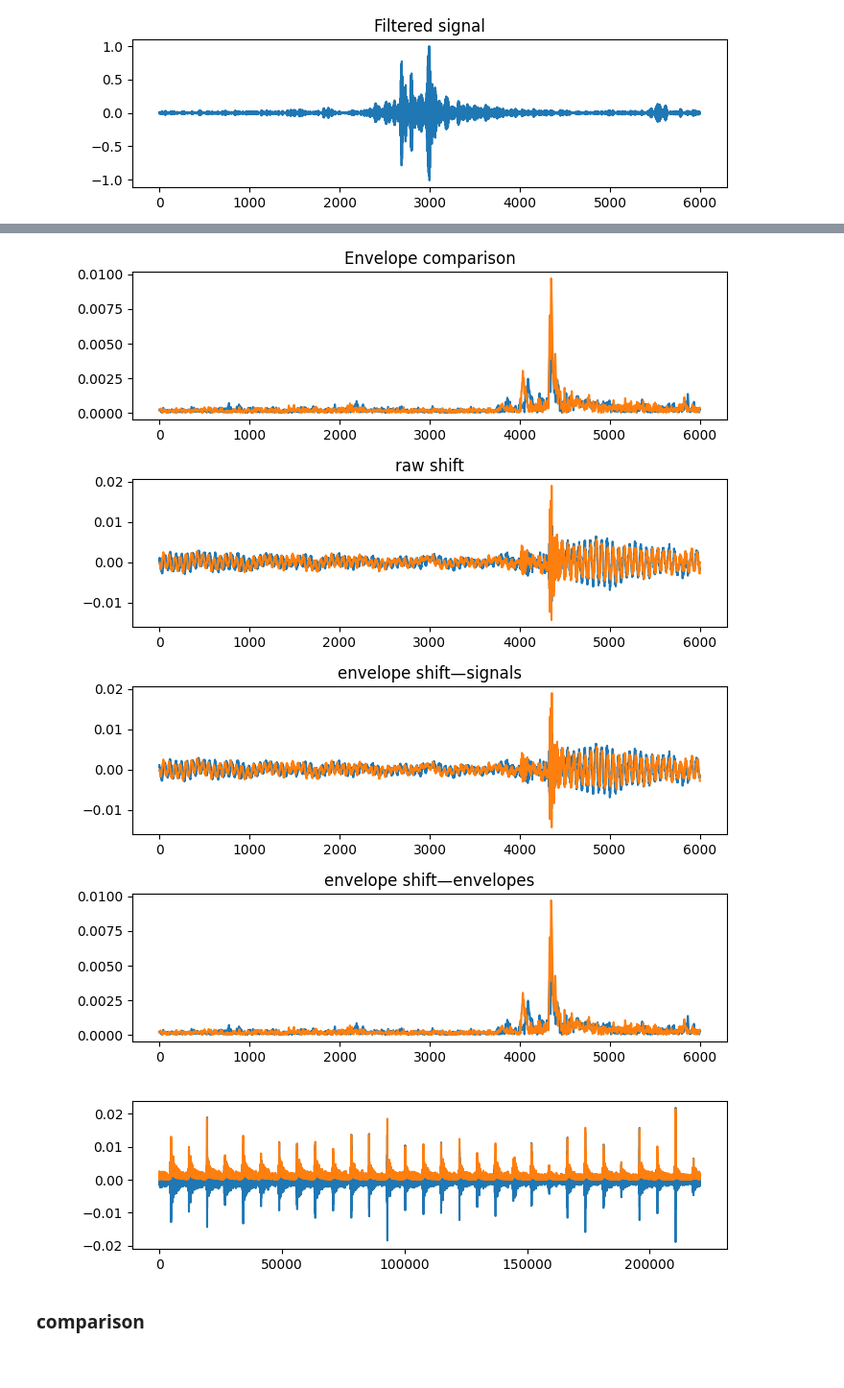
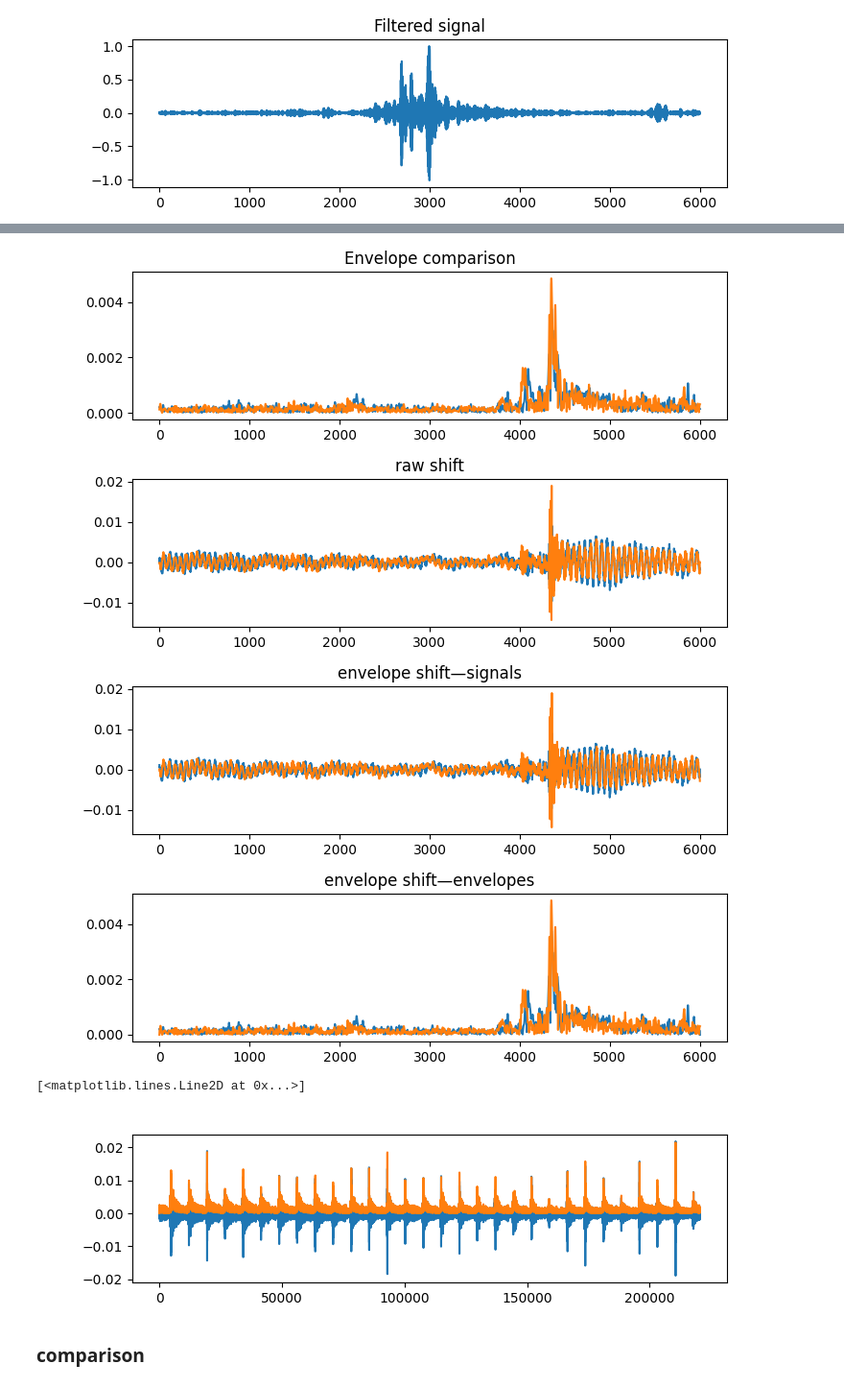
Before and after one commit to bil/watch-calibration, a Jupyter notebook: notebooks/Watch Calibration.ipynb, the cells around one changed output, grey strips where cells are left out. Shown at 96% size. Drawn from its saved outputs; the diff is of its cells as text; code cells hidden in the pictures.

Commit message:
remove hilbert and update envelope

```diff
--- a/notebooks/Watch Calibration.ipynb
+++ b/notebooks/Watch Calibration.ipynb
@@ -259,21 +220,19 @@ wc.plot_wins(win1, win2, shift_amt=shift_amt, title="With shift")
 
 comp_audio = watch_audio[wc.window_len:-wc.window_len]
 
-def calculate_envelope(x):
-    filtered = filter_audio(x)
-    z_env, z_res = sps.envelope(filtered)
-    return filtered, z_env
+filtered_audio, envelope = wc.calculate_envelope(comp_audio)
 
-filtered_audio, envelope = calculate_envelope(comp_audio)
-peaks = wc.peaks
+# pick random windows to display
+win_num = random.randrange(0, len(wc.audio_wins))
+peak = wc.peaks[win_num]
+win1 = comp_audio[peak-wc.window_len//2:peak+wc.window_len//2]
+filt_win1 = filtered_audio[peaks[i0]-wc.window_len//2:peaks[i0]+wc.window_len//2 + 1]
+env1 = envelope[peak-wc.window_len//2:peak+wc.window_len//2]
 
-i0 = 0
-i1 = 1
-win1 = comp_audio[peaks[i0]-wc.window_len//2:peaks[i0]+wc.window_len//2 + 1]
-filt_win1 = filtered_audio[peaks[i0]-wc.window_len//2:peaks[i0]+wc.window_len//2 + 1]
-win2 = comp_audio[peaks[i1]-wc.window_len//2:peaks[i1]+wc.window_len//2]
-env1 = envelope[peaks[i0]-wc.window_len//2:peaks[i0]+wc.window_len//2 + 1]
-env2 = envelope[peaks[i1]-wc.window_len//2:peaks[i1]+wc.window_len//2 + 1]
+win_num = random.randrange(0, len(wc.audio_wins))
+peak = wc.peaks[win_num]
+win2 = comp_audio[peak-wc.window_len//2:peak+wc.window_len//2]
+env2 = envelope[peak-wc.window_len//2:peak+wc.window_len//2]
 
 def plot_envelope(filtered, envelope, x_range):
     filt_win = filtered[x_range[0]:x_range[1]]
@@ -290,30 +249,7 @@ def plot_envelope(filtered, envelope, x_range):
 plot_envelope(filtered_audio, envelope, (peaks[i0]-wc.window_len//2,peaks[i0]+wc.window_len//2 + 1))
 plot_envelope(filtered_audio, envelope, (peaks[i1]-wc.window_len//2,peaks[i1]+wc.window_len//2 + 1))
 
-fig = plt.figure(figsize=(8,2))
-fig.canvas.header_visible = False
-env1 = envelope[peaks[i0]-wc.window_len//2:peaks[i0]+wc.window_len//2 + 1]
-env2 = envelope[peaks[i1]-wc.window_len//2:peaks[i1]+wc.window_len//2 + 1]
-plt.plot(env1)
-plt.plot(env2)
-plt.title("Envelope comparison")
-plt.show()
-
-
-fig = plt.figure(figsize=(8,2))
-fig.canvas.header_visible = False
-wfm = comp_audio[:wc.fs*5]
-alpha=0.92
-out = [0]
-for sample in wfm:
-    out.append(max(np.abs(sample), alpha*out[-1]))
-coeff = sps.firls(15, [0, .4, .6, 1], [1,1,0,0])
-out2 = 1.06*sps.filtfilt(coeff,1,out)
-plt.plot(wfm)
-plt.plot(out2)
-
-
-# print(corr_wins(win1,win2))
+plot_wins(env1, env2, title="Envelope comparison")
 
 def pad_wins(w1, w2, shift_amt):
     if shift_amt > 0:
@@ -325,21 +261,8 @@ def pad_wins(w1, w2, shift_amt):
 
     return w1, w2
 
-def plot_wins(w1, w2, shift_amt=0, title=None):
-    fig = plt.figure(figsize=(8,2))
-    fig.canvas.header_visible = False
-
-    w1, w2 = pad_wins(w1, w2, shift_amt)
-    plt.plot(w1)
-    plt.plot(w2)
-
-    if title:
-        plt.title(title)
-
-    plt.show()
-
-plot_wins(win1, win2, shift_amt, title="raw shift")
+wc.plot_wins(win1, win2, shift_amt, title="raw shift")
 env_shift_amt = wc._corr_wins(env1, env2)
-plot_wins(win1, win2, env_shift_amt, title="envelope shift—signals")
-plot_wins(env1, env2, env_shift_amt, title="envelope shift—envelopes")
+wc.plot_wins(win1, win2, env_shift_amt, title="envelope shift—signals")
+wc.plot_wins(env1, env2, env_shift_amt, title="envelope shift—envelopes")
 # %% [output]
@@ -348,7 +271,8 @@ plot_wins(env1, env2, env_shift_amt, title="envelope shift—envelopes")
-[figure, old version]
+[figure, new version]
 [figure]
 [figure]
-[figure, old version]
+[figure, new version]
+[<matplotlib.lines.Line2D at 0x...>]
 [figure]
 # %% [markdown]
 ### comparison
```
Also changed, not shown: parts of 4 cells of this notebook.
